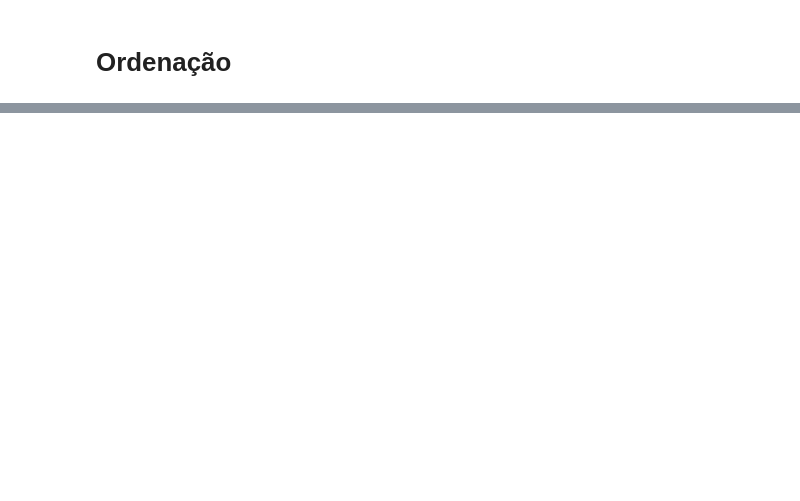
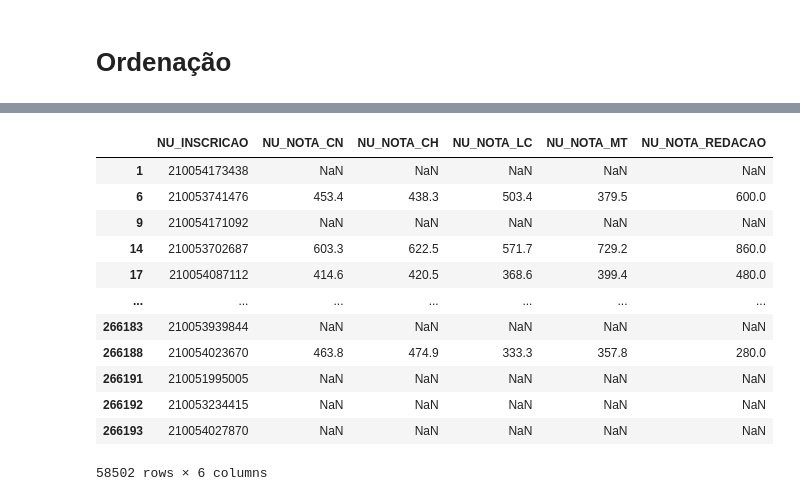
Before and after one commit to JevertonFlores/DA_python_dados_enem, a Jupyter notebook: Data_Analytics_Data_Viking.ipynb, the cells around one changed output, grey strips where cells are left out. Cells and saved outputs as stored; diff of their text form; code cells hidden in the pictures; blank space fills up the shorter version.

```diff
--- a/Data_Analytics_Data_Viking.ipynb
+++ b/Data_Analytics_Data_Viking.ipynb
@@ -640,0 +639,5 @@ df.NU_NOTA_MT.plot(kind = 'kde')
+# %%
+# Comando .sort_values()
+
+provas = df.columns[(df.columns.str.contains('NOTA')) & (~df.columns.str.contains('COMP'))].to_list()
+idCandidato = ['NU_INSCRICAO']
@@ -640,0 +745,19 @@ df.NU_NOTA_MT.plot(kind = 'kde')
+# %%
+# Criando um ranking dos candidatos que fizeram a prova em Salvador, considerando os top 10 em Matemática
+
+df_subset = df.query('NO_MUNICIPIO_PROVA == "Salvador"')[idCandidato+provas]
+df_subset
+# %% [output]
+|  | NU_INSCRICAO | NU_NOTA_CN | NU_NOTA_CH | NU_NOTA_LC | NU_NOTA_MT | NU_NOTA_REDACAO |
+| 1 | 210054173438 | NaN | NaN | NaN | NaN | NaN |
+| 6 | 210053741476 | 453.4 | 438.3 | 503.4 | 379.5 | 600.0 |
+| 9 | 210054171092 | NaN | NaN | NaN | NaN | NaN |
+| 14 | 210053702687 | 603.3 | 622.5 | 571.7 | 729.2 | 860.0 |
+| 17 | 210054087112 | 414.6 | 420.5 | 368.6 | 399.4 | 480.0 |
+| ... | ... | ... | ... | ... | ... | ... |
+| 266183 | 210053939844 | NaN | NaN | NaN | NaN | NaN |
+| 266188 | 210054023670 | 463.8 | 474.9 | 333.3 | 357.8 | 280.0 |
+| 266191 | 210051995005 | NaN | NaN | NaN | NaN | NaN |
+| 266192 | 210053234415 | NaN | NaN | NaN | NaN | NaN |
+| 266193 | 210054027870 | NaN | NaN | NaN | NaN | NaN |
+58502 rows × 6 columns
```
Also changed, not shown: parts of 24 cells of this notebook.
